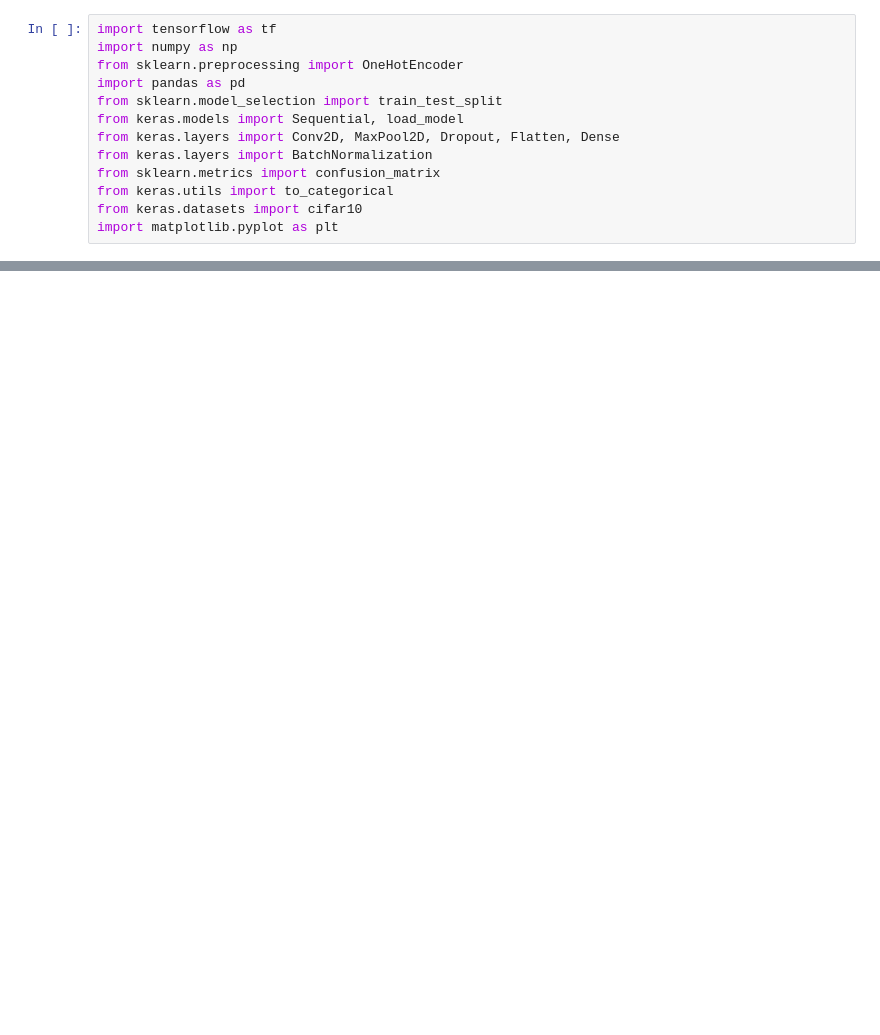
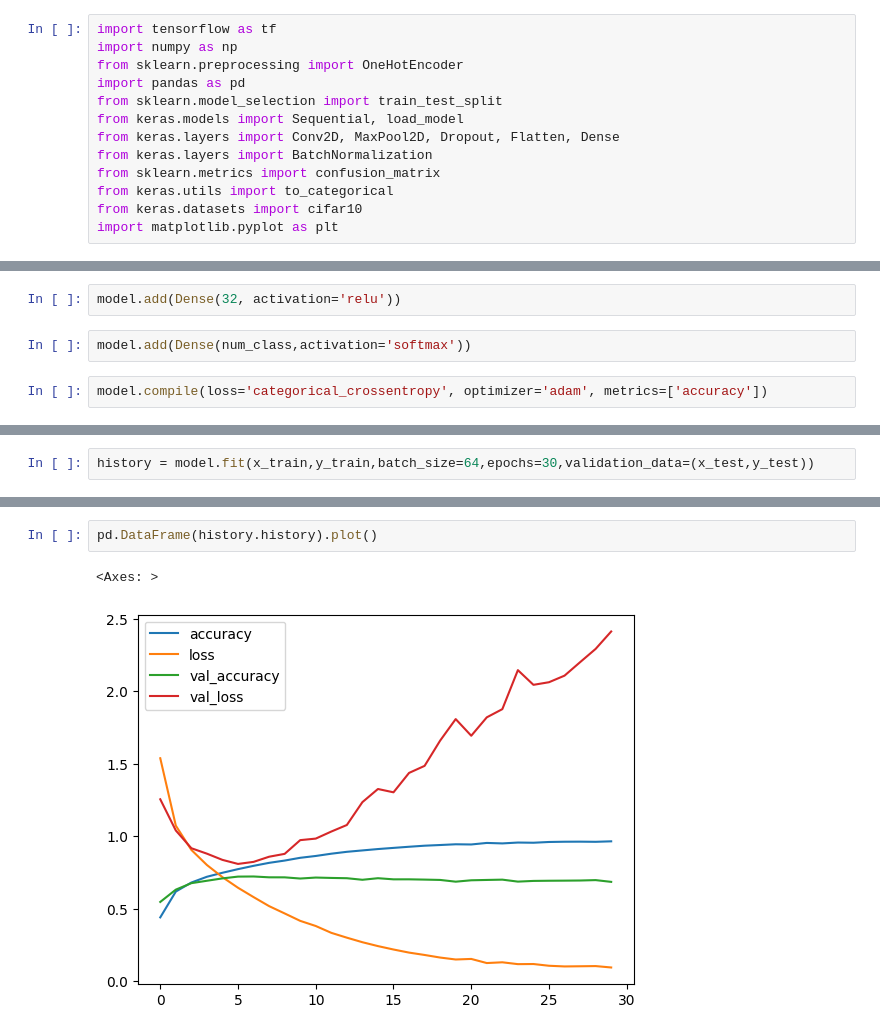
Before and after one commit to alitorbzadeh/CodeBySematec, a Jupyter notebook: SematecSettion10.ipynb, the cells around one changed output, grey strips where cells are left out. Saved outputs shown, nothing was run; the diff lists cells and outputs as text; blank space fills up the shorter version.

```diff
--- a/SematecSettion10.ipynb
+++ b/SematecSettion10.ipynb
@@ -20,0 +43,6 @@ Downloading data from https://www.cs.toronto.edu/~kriz/cifar-10-python.tar.gz
+# %%
+model.add(Dense(32, activation='relu'))
+# %%
+model.add(Dense(num_class,activation='softmax'))
+# %%
+model.compile(loss='categorical_crossentropy', optimizer='adam', metrics=['accuracy'])
@@ -20,0 +73,2 @@ Downloading data from https://www.cs.toronto.edu/~kriz/cifar-10-python.tar.gz
+# %%
+history = model.fit(x_train,y_train,batch_size=64,epochs=30,validation_data=(x_test,y_test))
@@ -20,0 +101,5 @@ Downloading data from https://www.cs.toronto.edu/~kriz/cifar-10-python.tar.gz
+# %%
+pd.DataFrame(history.history).plot()
+# %% [output]
+<Axes: >
+[figure, added]
```
Also changed, not shown: parts of 20 cells of this notebook.
